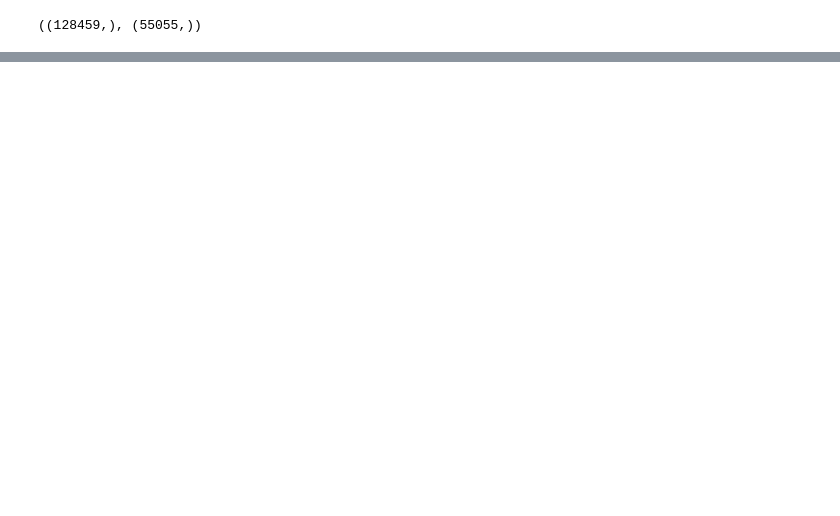
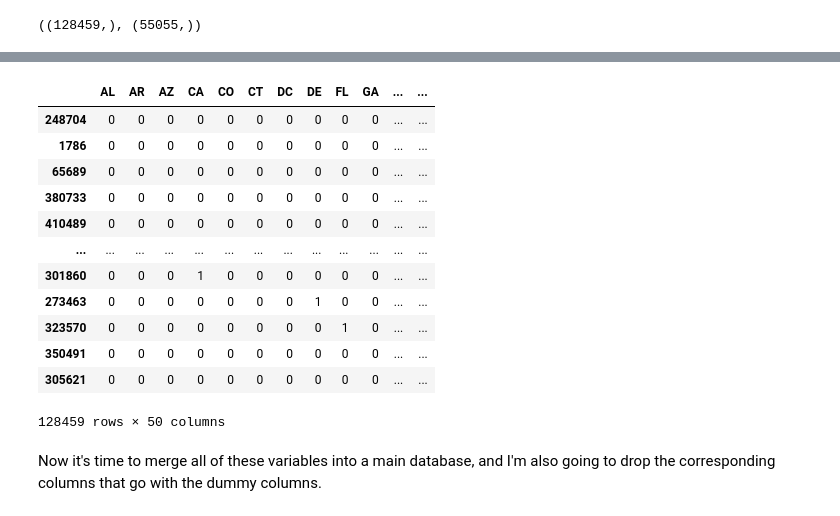
Before and after one commit to dawgtree/CapstoneTwoProject, a Jupyter notebook: 2nd_Capstone_Preprocessing_Training_Data_Development.ipynb, the cells around one changed output, grey strips where cells are left out. Drawn from its saved outputs; the diff is of its cells as text; code cells hidden in the pictures; blank space fills up the shorter version.

```diff
--- a/2nd_Capstone_Preprocessing_Training_Data_Development.ipynb
+++ b/2nd_Capstone_Preprocessing_Training_Data_Development.ipynb
@@ -193,0 +128,19 @@ Everything is saved and ready to be modeled.
+# %%
+train_dummy_state=pd.get_dummies(X_train['state'],drop_first = True)
+train_dummy_state
+# %% [output]
+|  | AL | AR | AZ | CA | CO | CT | DC | DE | FL | GA | ... | ... |
+| 248704 | 0 | 0 | 0 | 0 | 0 | 0 | 0 | 0 | 0 | 0 | ... | ... |
+| 1786 | 0 | 0 | 0 | 0 | 0 | 0 | 0 | 0 | 0 | 0 | ... | ... |
+| 65689 | 0 | 0 | 0 | 0 | 0 | 0 | 0 | 0 | 0 | 0 | ... | ... |
+| 380733 | 0 | 0 | 0 | 0 | 0 | 0 | 0 | 0 | 0 | 0 | ... | ... |
+| 410489 | 0 | 0 | 0 | 0 | 0 | 0 | 0 | 0 | 0 | 0 | ... | ... |
+| ... | ... | ... | ... | ... | ... | ... | ... | ... | ... | ... | ... | ... |
+| 301860 | 0 | 0 | 0 | 1 | 0 | 0 | 0 | 0 | 0 | 0 | ... | ... |
+| 273463 | 0 | 0 | 0 | 0 | 0 | 0 | 0 | 1 | 0 | 0 | ... | ... |
+| 323570 | 0 | 0 | 0 | 0 | 0 | 0 | 0 | 0 | 1 | 0 | ... | ... |
+| 350491 | 0 | 0 | 0 | 0 | 0 | 0 | 0 | 0 | 0 | 0 | ... | ... |
+| 305621 | 0 | 0 | 0 | 0 | 0 | 0 | 0 | 0 | 0 | 0 | ... | ... |
+128459 rows × 50 columns
+# %% [markdown]
+Now it's time to merge all of these variables into a main database, and I'm also going to drop the corresponding columns that go with the dummy columns.
```
Also changed, not shown: parts of 40 cells of this notebook, 5 other files.
